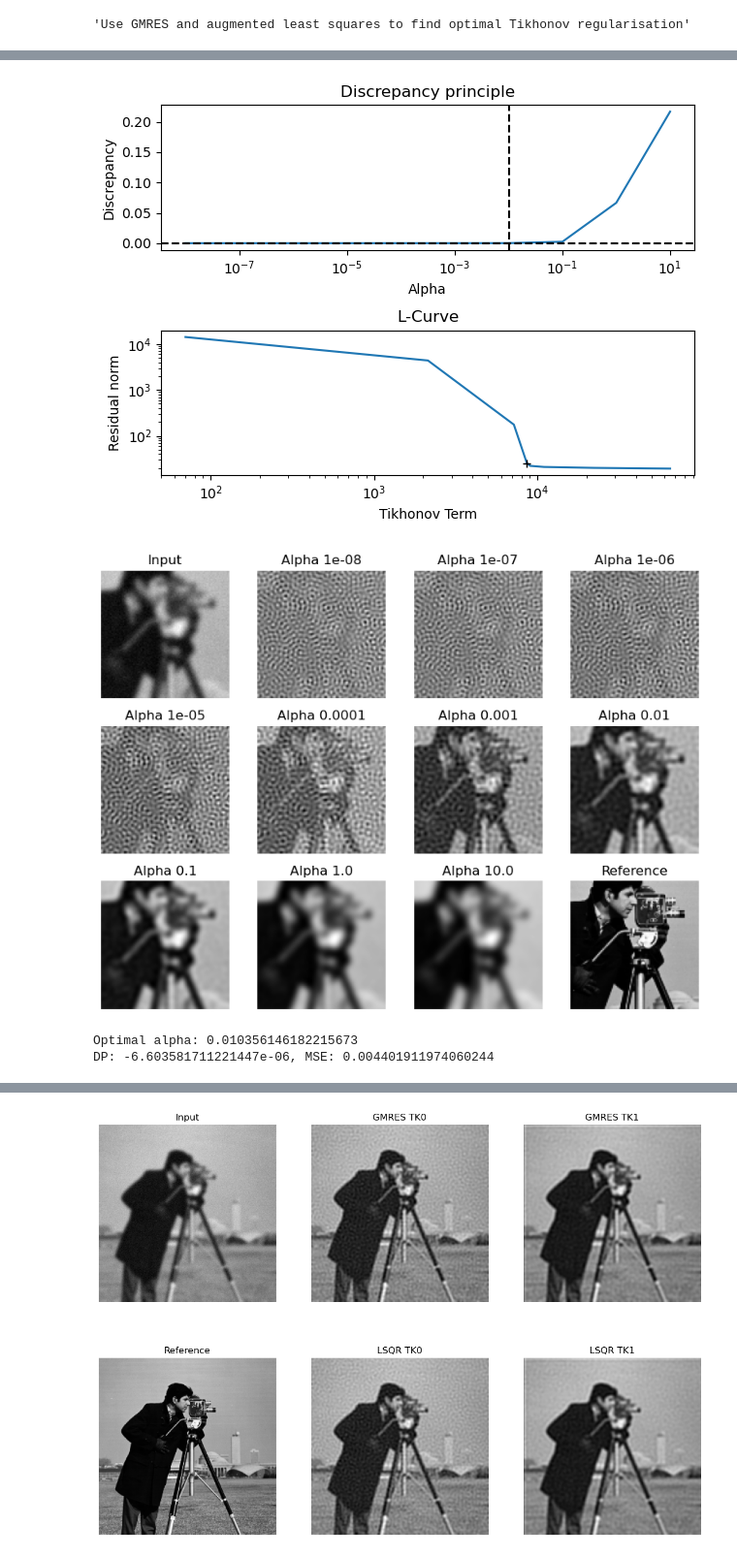
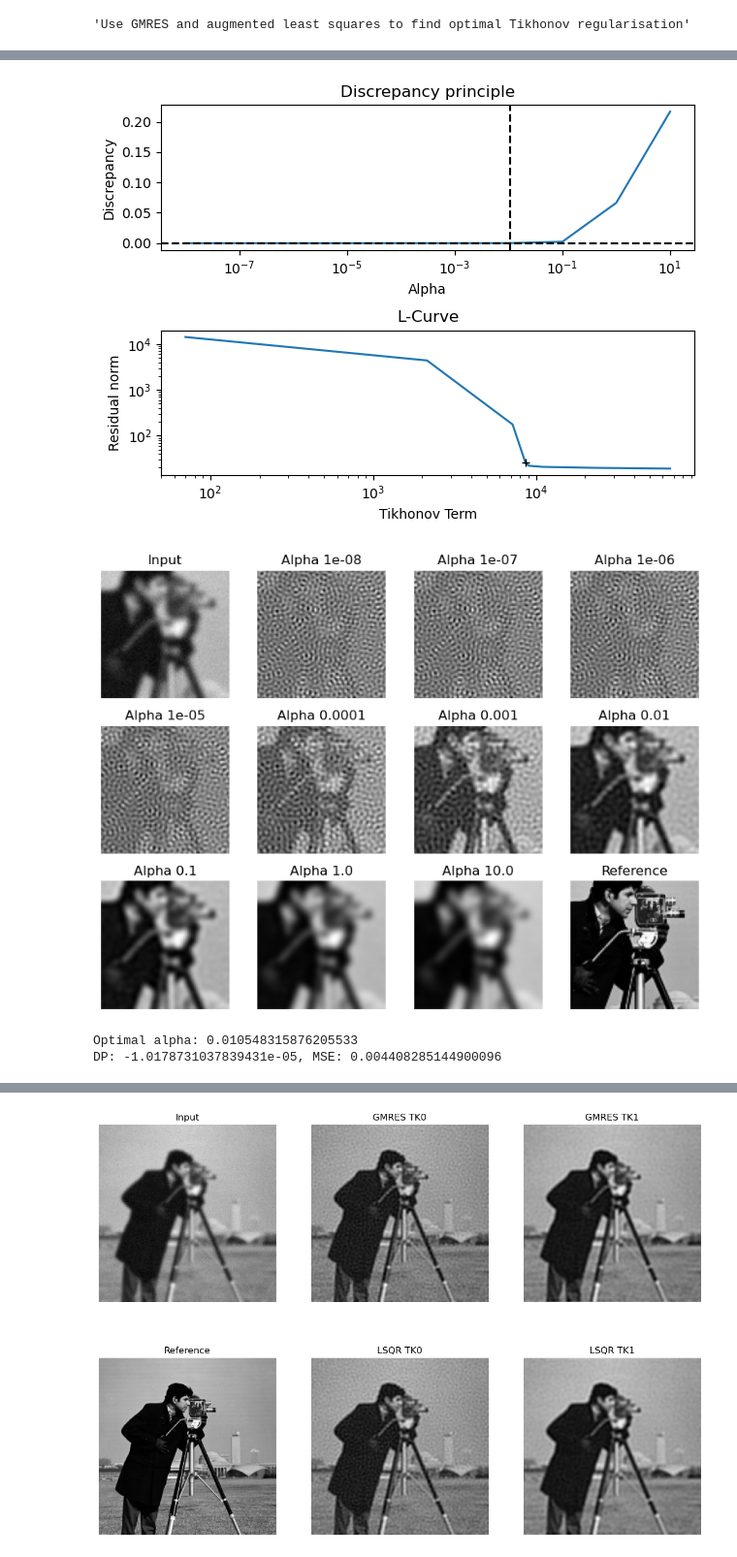
Before and after one commit to markpinnock/inverse-problems, a Jupyter notebook: notebooks/01_basics_natural_img/04_tikhonov.ipynb, the cells around one changed output, grey strips where cells are left out. Shown at 97% size. Drawn from its saved outputs; the diff is of its cells as text; code cells hidden in the pictures.

```diff
--- a/notebooks/01_basics_natural_img/04_tikhonov.ipynb
+++ b/notebooks/01_basics_natural_img/04_tikhonov.ipynb
@@ -72,9 +64,8 @@ lsqr_tuner = StandardTuner(
 
 gmres_tuner.parameter_sweep(
     alphas=alphas,
-    L=identity,
-    noise_variance=noise_variance,
-    save_imgs=True
+    L_func=identity_operator,
+    save_imgs=True,
 )
 gmres_tuner.display_metrics()
 gmres_tuner.display_sample(slice(50, 150), slice(80, 180))
@@ -96,7 +87,7 @@ gmres_tk0_f_hat = gmres_tuner._optimal_f_hat
 [figure]
-[figure, old version]
+[figure, new version]
-Optimal alpha: 0.010356146182215673
-DP: -6.603581711221447e-06, MSE: 0.004401911974060244
+Optimal alpha: 0.010548315876205533
+DP: -1.0178731037839431e-05, MSE: 0.004408285144900096
 # %%
 """Find optimal alpha using LSQR and TK0"""
 
```
Also changed, not shown: parts of 7 cells of this notebook, 12 other files.
